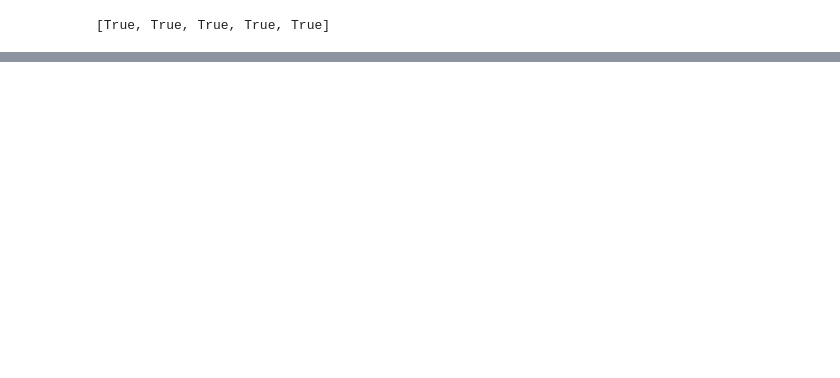
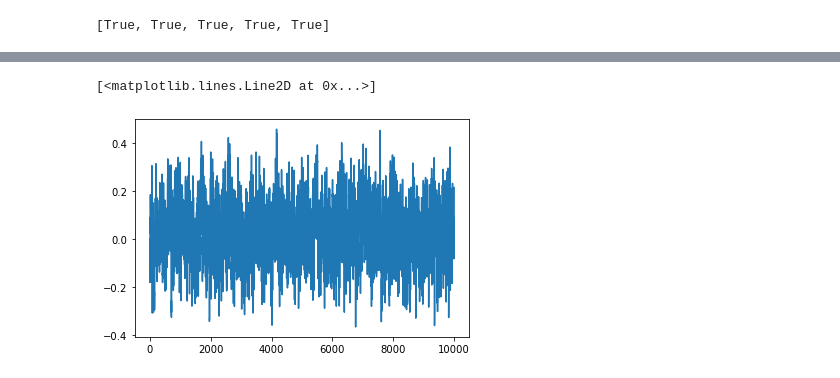
Before and after one commit to Lvalto/Projet-Oxford-smooth-fit-to-log-odds-ratios, a Jupyter notebook: Oxford-Aya.ipynb, the cells around one changed output, grey strips where cells are left out. Saved outputs shown, nothing was run; the diff lists cells and outputs as text; code cells hidden in the pictures; blank space fills up the shorter version.

```diff
--- a/Oxford-Aya.ipynb
+++ b/Oxford-Aya.ipynb
@@ -48,7 +49,7 @@ year = np.array([-10, -9, -9, -8, -8, -8, -7, -7, -7, -7, -6, -6, -6, -6, -6,
 init_alpha = 0
 init_beta1 = 0
 init_beta2 = 0
-init_sigma = 1
+init_sigma = 1/10
 init_mu = np.zeros(120)
 init_b  = np.zeros(120)
 # %%
@@ -179,0 +169,2 @@ len(lol)
+# %%
+chain, b_chain, mu_chain = Sampler(10000, init_alpha, init_beta1, init_beta2, init_sigma, init_mu, init_b, 0.1 * np.ones(5), K, r1, n1, r0, n0, year)
@@ -179,0 +187,5 @@ len(lol)
+# %%
+plt.plot(b_chain[:,119])
+# %% [output]
+[<matplotlib.lines.Line2D at 0x...>]
+[figure, added]
```
Also changed, not shown: parts of 8 cells of this notebook.
